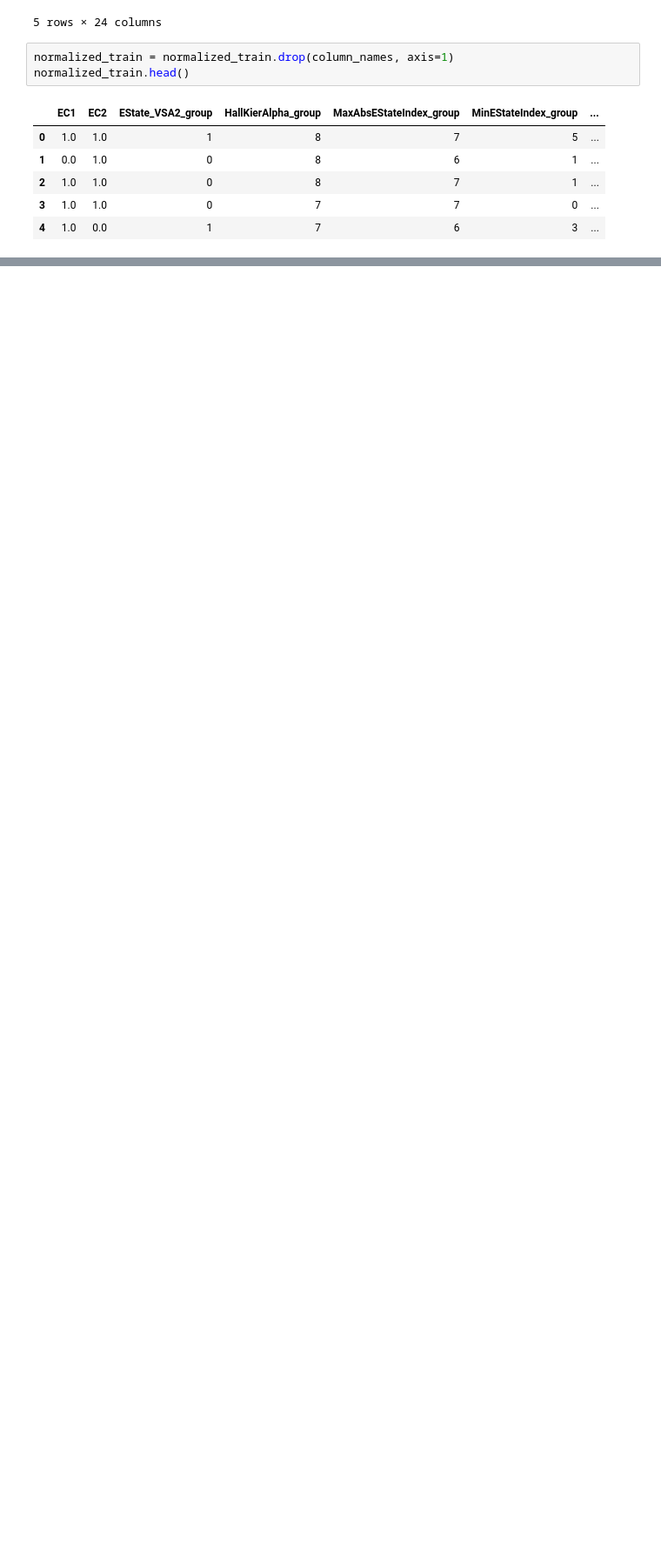
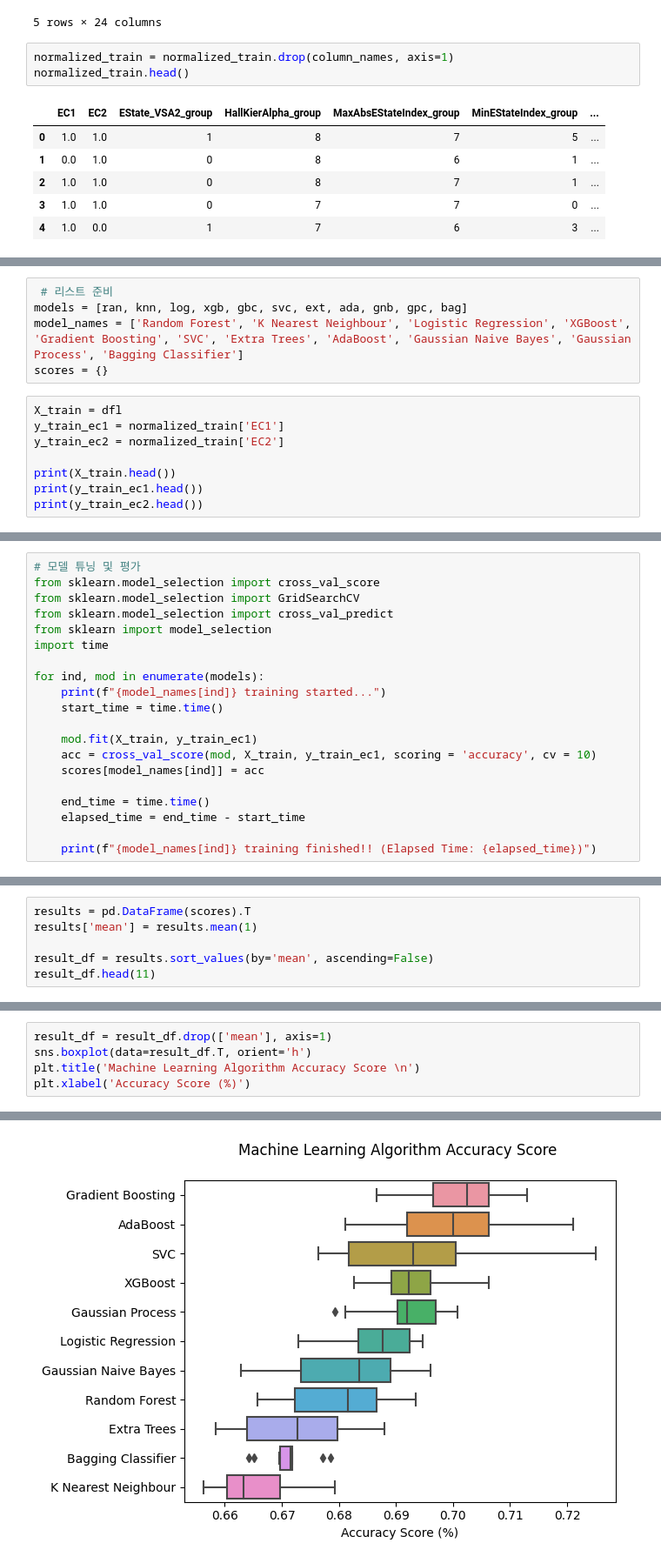
Before and after one commit to praivesi/kaggler, a Jupyter notebook: Explore_Anzyme_Substrate/solve.ipynb, the cells around one changed output, grey strips where cells are left out. Shown at 87% size. Cells and saved outputs as stored; diff of their text form; blank space fills up the shorter version.

Commit message:
[Anzyme] start training

```diff
--- a/Explore_Anzyme_Substrate/solve.ipynb
+++ b/Explore_Anzyme_Substrate/solve.ipynb
@@ -362,0 +439,13 @@ normalized_train.head()
+# %%
+ # 리스트 준비
+models = [ran, knn, log, xgb, gbc, svc, ext, ada, gnb, gpc, bag]
+model_names = ['Random Forest', 'K Nearest Neighbour', 'Logistic Regression', 'XGBoost', 'Gradient Boosting', 'SVC', 'Extra Trees', 'AdaBoost', 'Gaussian Naive Bayes', 'Gaussian Process', 'Bagging Classifier']
+scores = {}
+# %%
+X_train = dfl
+y_train_ec1 = normalized_train['EC1']
+y_train_ec2 = normalized_train['EC2']
+
+print(X_train.head())
+print(y_train_ec1.head())
+print(y_train_ec2.head())
@@ -362,0 +471,20 @@ normalized_train.head()
+# %%
+# 모델 튜닝 및 평가
+from sklearn.model_selection import cross_val_score
+from sklearn.model_selection import GridSearchCV
+from sklearn.model_selection import cross_val_predict
+from sklearn import model_selection
+import time
+
+for ind, mod in enumerate(models):
+    print(f"{model_names[ind]} training started...")
+    start_time = time.time()
+
+    mod.fit(X_train, y_train_ec1)
+    acc = cross_val_score(mod, X_train, y_train_ec1, scoring = 'accuracy', cv = 10)
+    scores[model_names[ind]] = acc
+
+    end_time = time.time()
+    elapsed_time = end_time - start_time
+
+    print(f"{model_names[ind]} training finished!! (Elapsed Time: {elapsed_time})")
@@ -362,0 +509,6 @@ normalized_train.head()
+# %%
+results = pd.DataFrame(scores).T
+results['mean'] = results.mean(1)
+
+result_df = results.sort_values(by='mean', ascending=False)
+result_df.head(11)
@@ -362,0 +528,6 @@ normalized_train.head()
+# %%
+result_df = result_df.drop(['mean'], axis=1)
+sns.boxplot(data=result_df.T, orient='h')
+plt.title('Machine Learning Algorithm Accuracy Score \n')
+plt.xlabel('Accuracy Score (%)')
+# %% [output]
@@ -362,0 +535 @@ normalized_train.head()
+[figure, added]
```
Also changed, not shown: parts of 11 cells of this notebook.
